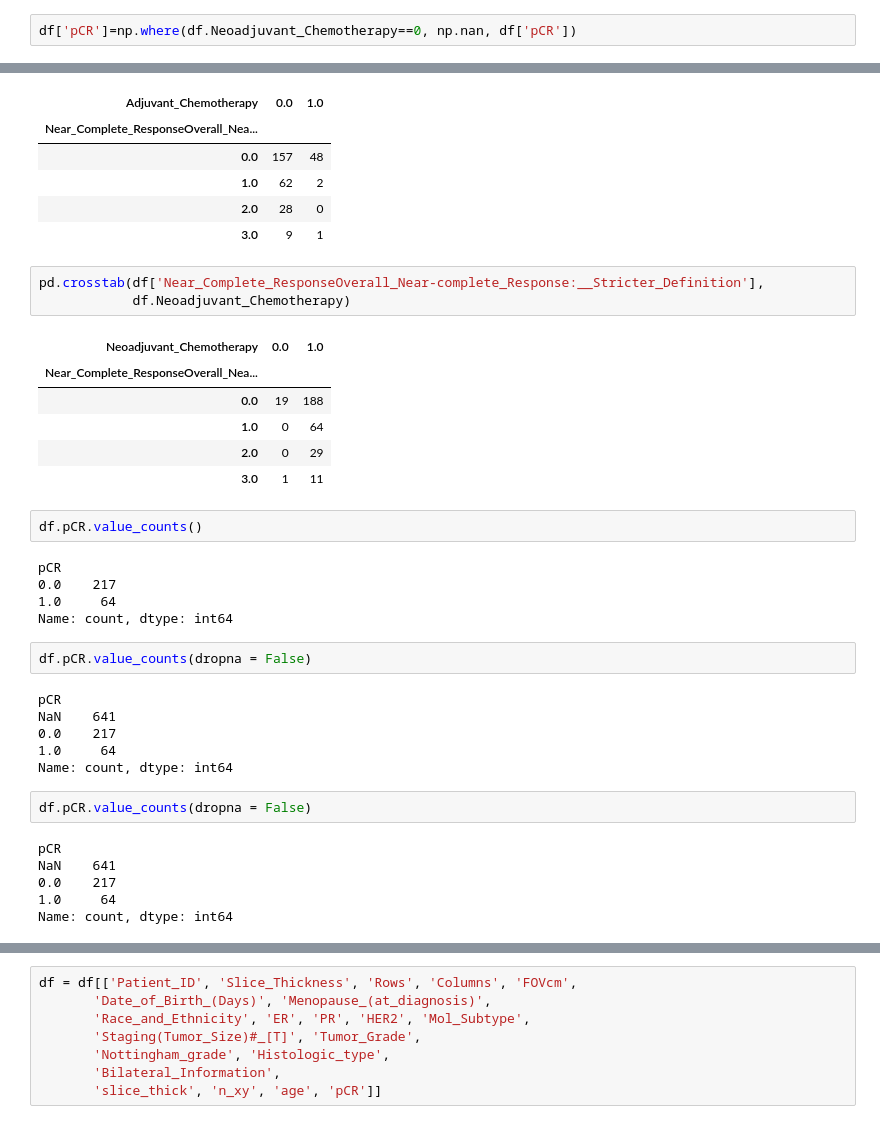
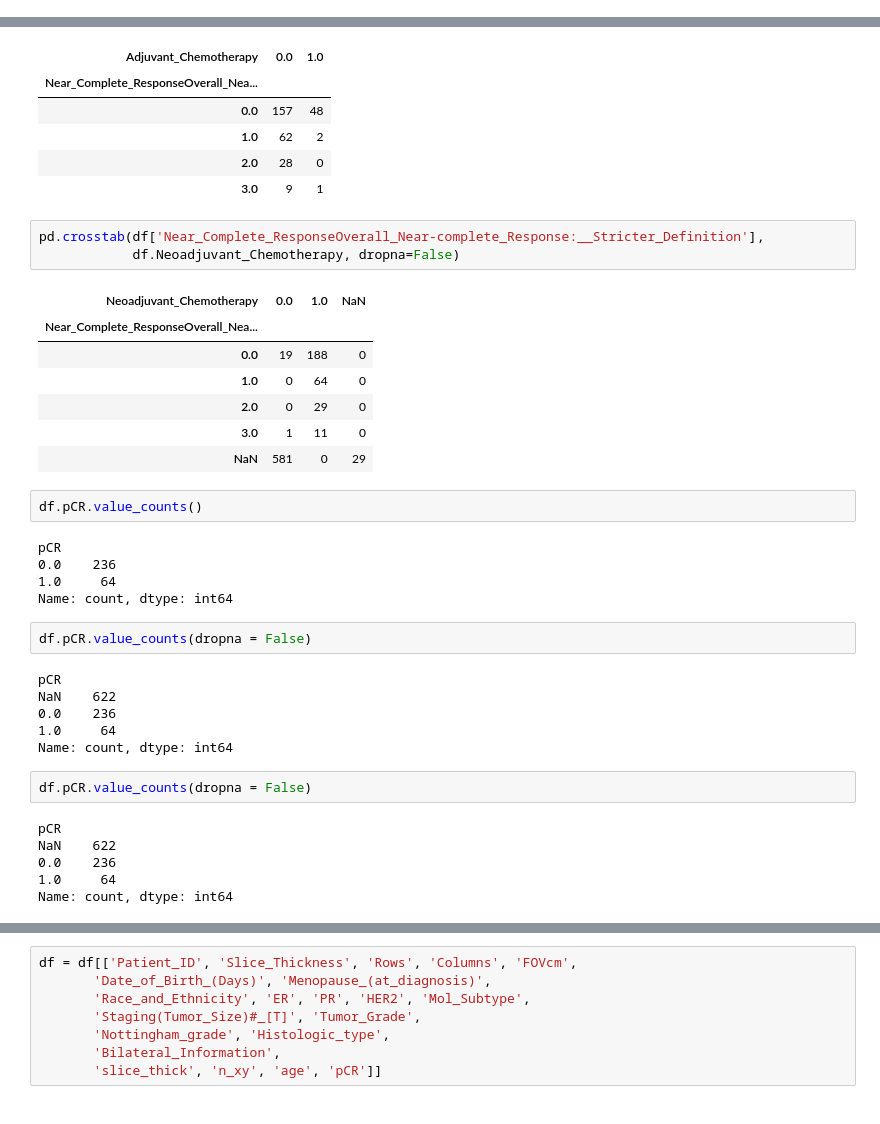
Before and after one commit to bubbysolway/BreastDCEDL, a Jupyter notebook: DUKE/duke_tcia_metadata.ipynb, the cells around one changed output, grey strips where cells are left out. Saved outputs shown, nothing was run; the diff lists cells and outputs as text.

```diff
--- a/DUKE/duke_tcia_metadata.ipynb
+++ b/DUKE/duke_tcia_metadata.ipynb
@@ -169,5 +223,3 @@ pd.crosstab(df.Neoadjuvant_Chemotherapy, df.Neoadjuvant_Endocrine_Therapy_Medica
 | NaN | 0 | 0 | 29 |
 # %% [markdown]
 Paitents who did not revice Neoadjuvant_Chemotherapy == 0, should have pCR = None
-# %%
-df['pCR']=np.where(df.Neoadjuvant_Chemotherapy==0, np.nan, df['pCR'])
@@ -253,34 +241,35 @@ pd.crosstab(df['Near_Complete_ResponseOverall_Near-complete_Response:__Stricter_
 | 3.0 | 9 | 1 |
 # %%
 pd.crosstab(df['Near_Complete_ResponseOverall_Near-complete_Response:__Stricter_Definition'],
-            df.Neoadjuvant_Chemotherapy)
+            df.Neoadjuvant_Chemotherapy, dropna=False)
 # %% [output]
-| Neoadjuvant_Chemotherapy | 0.0 | 1.0 |
-| Near_Complete_ResponseOverall_Nea... |  |  |
-| 0.0 | 19 | 188 |
-| 1.0 | 0 | 64 |
-| 2.0 | 0 | 29 |
-| 3.0 | 1 | 11 |
+| Neoadjuvant_Chemotherapy | 0.0 | 1.0 | NaN |
+| Near_Complete_ResponseOverall_Nea... |  |  |  |
+| 0.0 | 19 | 188 | 0 |
+| 1.0 | 0 | 64 | 0 |
+| 2.0 | 0 | 29 | 0 |
+| 3.0 | 1 | 11 | 0 |
+| NaN | 581 | 0 | 29 |
 # %%
 df.pCR.value_counts()
 # %% [output]
 pCR
-0.0    217
+0.0    236
 1.0     64
 Name: count, dtype: int64
 # %%
 df.pCR.value_counts(dropna = False)
 # %% [output]
 pCR
-NaN    641
-0.0    217
+NaN    622
+0.0    236
 1.0     64
 Name: count, dtype: int64
 # %%
 df.pCR.value_counts(dropna = False)
 # %% [output]
 pCR
-NaN    641
-0.0    217
+NaN    622
+0.0    236
 1.0     64
 Name: count, dtype: int64
```
Also changed, not shown: parts of 78 cells of this notebook, 35 other files.
